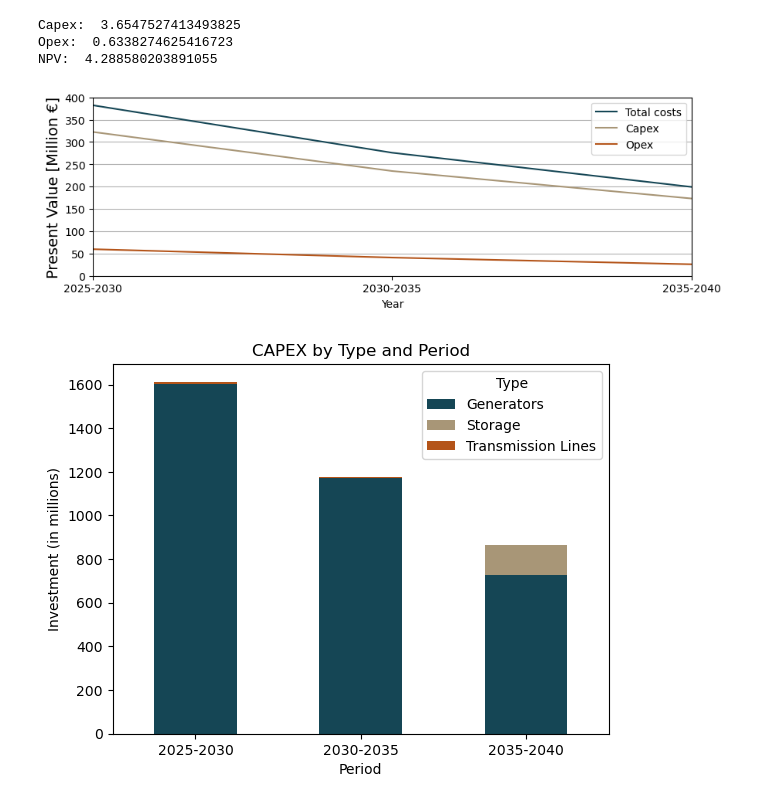
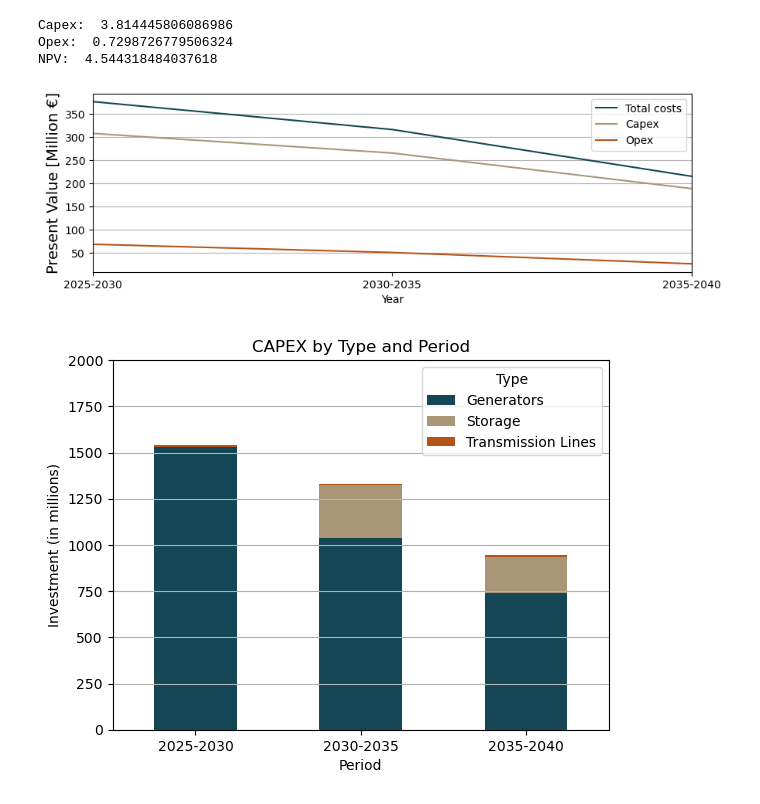
Before and after one commit to maribjorn/EMPIRE-BO, a Jupyter notebook: plot.ipynb, the cells around one changed output. Saved outputs shown, nothing was run; the diff lists cells and outputs as text; code cells hidden in the pictures.

```diff
--- a/plot.ipynb
+++ b/plot.ipynb
@@ -320 +409,44 @@ capex_by_type_df = pd.DataFrame(capex_by_type)
+# %%
+if cost_method == 'new':
+    periods = ['2025-2030', '2030-2035', '2035-2040']
+    period_map = {
+    '2025-2030': 1,
+    '2030-2035': 2,
+    '2035-2040': 3,
+    }
+    pv_capital_costs = []
+    capex_by_type = []
+
+    for period in periods:
+        gen_capex = 0
+        total_investment = 0
+        total_gen_investment = 0
+        total_bat_investment = 0
+        total_transmission_investment = 0
+
+        for tech in old_names:
+            accumulated_gen_investement = investment_data[(investment_data['Period'].map(period_map) <= period_map[period]) & (investment_data['GeneratorType'] == tech.replace(" ",""))]['genInvCap_MW'].sum()
+            gen_capex += accumulated_gen_investement * calculate_annuity_gen(tech)
+
+        accumulated_power_investments = stor_data[(stor_data['Period'].map(period_map) <= period_map[period])]['storPWInvCap_MW'].sum()
+        power_capex = accumulated_power_investments * calculate_annuity_stor('Li-Ion_BESS')[0]
+        accumulated_energy_investments = stor_data[(stor_data['Period'].map(period_map) <= period_map[period])]['storENInvCap_MWh'].sum()
+        energy_capex = accumulated_energy_investments * calculate_annuity_stor('Li-Ion_BESS')[1]
+        accumulated_transmission_investments = transmission_data[(transmission_data['Period'].map(period_map) <= period_map[period])]['transmisionInvCap_MW'].sum()
+        transmission_capex = accumulated_transmission_investments * calculate_annuity_transmision()
+        sum_capex = gen_capex + power_capex + energy_capex + transmission_capex
+        for i in range(5):
+            total_investment += calculate_present_value(sum_capex, 2025 + i + (5*(period_map[period]-1)), 2025)
+            total_gen_investment += calculate_present_value(gen_capex, 2025 + i + (5*(period_map[period]-1)), 2025)
+            total_bat_investment += calculate_present_value(power_capex+energy_capex, 2025 + i + (5*(period_map[period]-1)), 2025)
+            total_transmission_investment += calculate_present_value(transmission_capex, 2025 + i + (5*(period_map[period]-1)), 2025)
+
+        pv_capital_costs.append({'Period': 2025 + (i*period_map[period]), 'TotalInvestment': total_investment/1e6})
+        capex_by_type.append({'Period': 2025 + (i*period_map[period]), 'Type': 'Generators', 'Investment':  total_gen_investment/1e6})
+        capex_by_type.append({'Period': 2025 + (i*period_map[period]), 'Type': 'Transmission Lines', 'Investment':  total_transmission_investment/1e6})
+        capex_by_type.append({'Period': 2025 + (i*period_map[period]), 'Type': 'Storage', 'Investment': total_bat_investment/1e6})
+
+
+    pv_capital_costs = pd.DataFrame(pv_capital_costs)
+    capex_by_type_df = pd.DataFrame(capex_by_type)
 # %%
@@ -343,35 +476,37 @@ opex = pd.DataFrame(list(opex_dict.items()), columns=['Period', 'TotalOperationa
 # %%
-npv = capex['TotalInvestment'].sum() + opex['TotalOperationalCost'].sum()
-print('Capex: ', capex['TotalInvestment'].sum() / 1e3)
+npv = pv_capital_costs['TotalInvestment'].sum() + opex['TotalOperationalCost'].sum()
+print('Capex: ',pv_capital_costs['TotalInvestment'].sum() / 1e3)
 print('Opex: ', opex['TotalOperationalCost'].sum() / 1e3)
 print('NPV: ', npv /1e3)
 
 years = [2025, 2030, 2035]
-total_costs = [capex.loc[i,'TotalInvestment'] + opex.loc[i,'TotalOperationalCost'] for i in range(len(periods))]
+total_costs = [pv_capital_costs.loc[i,'TotalInvestment'] + opex.loc[i,'TotalOperationalCost'] for i in range(len(periods))]
 total_costs_df = pd.DataFrame(total_costs, index=periods, columns=['Total costs'])
 plt.figure(figsize=(10, 3))
-plt.plot(periods, total_costs_df['Total costs'] / 5, color=teal2, label ='Total costs')
-plt.plot(periods, capex['TotalInvestment']/5, color=beige2, label = 'Capex')
-plt.plot(periods, opex['TotalOperationalCost'] /5, color=brown2, label = 'Opex')
+plt.plot(periods, total_costs_df['Total costs']/5, color=teal2, label ='Total costs')
+plt.plot(periods, pv_capital_costs['TotalInvestment']/5, color=beige2, label = 'Capex')
+plt.plot(periods, opex['TotalOperationalCost']/5, color=brown2, label = 'Opex')
 plt.xlabel('Year')
 #plt.xticks(years, [int(year) for year in years])
 plt.ylabel('Present Value [Million €]', fontsize=14)
 plt.xlim(0,2)
-plt.ylim(0,400)
+#plt.ylim(0,600)
 plt.grid(axis='y')
 plt.legend()
 plt.show()
 # %% [output]
-Capex:  3.6547527413493825
-Opex:  0.6338274625416723
-NPV:  4.288580203891055
+Capex:  3.814445806086986
+Opex:  0.7298726779506324
+NPV:  4.544318484037618
-[figure, old version]
+[figure, new version]
 # %%
 fig, ax = plt.subplots()
 capex_by_type_df.pivot(index='Period', columns='Type', values='Investment').plot(kind='bar', stacked=True, ax=ax, color=[teal2, beige2, brown2])
 ax.set_ylabel('Investment (in millions)')
 ax.set_title('CAPEX by Type and Period')
 plt.xticks(rotation = 0)
+plt.ylim(0,2000)
+plt.grid(axis='y')
 plt.show()
 # %% [output]
-[figure, old version]
+[figure, new version]
```
Also changed, not shown: parts of 15 cells of this notebook, 6 other files.
